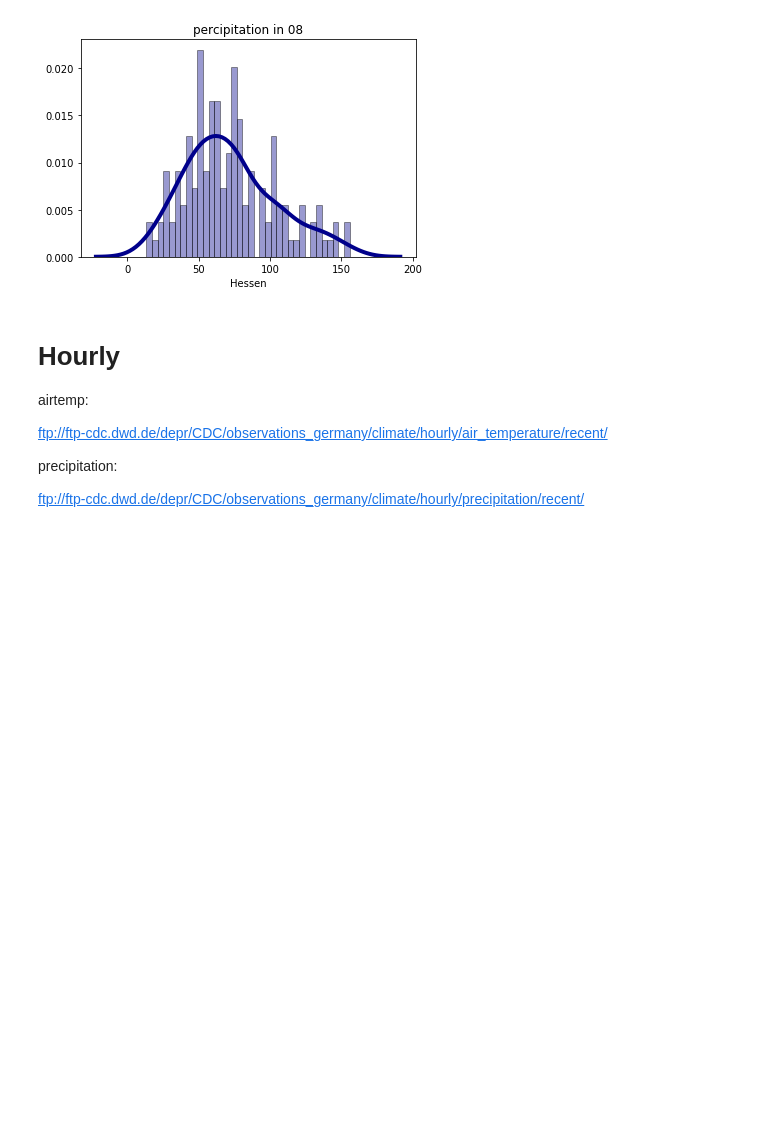
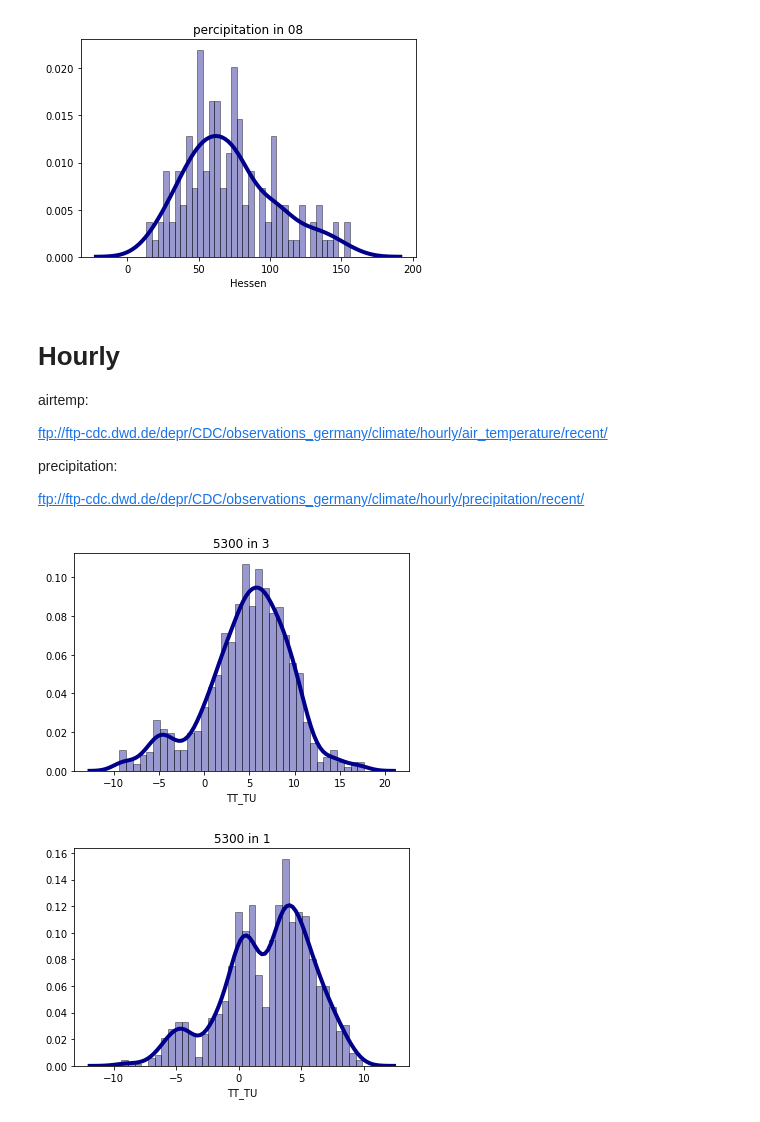
Before and after one commit to luciaeveberger/traffic_sign_recognition_uncertainty_framework, a Jupyter notebook: test_dataset/HighLevelWeatherSampling.ipynb, the cells around one changed output. Drawn from its saved outputs; the diff is of its cells as text; code cells hidden in the pictures; blank space fills up the shorter version.

```diff
--- a/test_dataset/HighLevelWeatherSampling.ipynb
+++ b/test_dataset/HighLevelWeatherSampling.ipynb
@@ -203,3 +221,40 @@ ftp://ftp-cdc.dwd.de/depr/CDC/observations_germany/climate/hourly/air_temperatur
 precipitation:
 
 ftp://ftp-cdc.dwd.de/depr/CDC/observations_germany/climate/hourly/precipitation/recent/
+# %%
+hourly_air_temp_df = pd.read_csv(d+"/test_dataset/weather_data/dummy_generator.csv")
+#print(hourly_air_temp_df)
+
+def plot_by_month():
+    for i in range(1,13):
+        if i < 10:
+            string = "0" + str(i)
+        else:
+            string = str(i)
+        df_subsample = hourly_air_temp_df.loc[hourly_air_temp_df['month'] == string]
+        tips = sns.load_dataset("tips")
+        sns.distplot(pd.to_numeric(df_subsample["TT_TU"]), hist=True, kde=True,
+                 bins=int(180/5), color = 'darkblue',
+                 hist_kws={'edgecolor':'black'},
+                 kde_kws={'linewidth': 4}).set_title(string + " in " + "GERMANY")
+        plt.plot()
+        plt.show()
+
+
+def plot_by_station_by_month(station_id, month):
+    """ {QUERY: month, & stations_id}  """
+    df_subsample = hourly_air_temp_df.loc[(hourly_air_temp_df['month'] == month)
+                                          & (hourly_air_temp_df['STATIONS_ID'] == station_id)]
+    tips = sns.load_dataset("tips")
+    sns.distplot(pd.to_numeric(df_subsample["TT_TU"]), hist=True, kde=True,
+                 bins=int(180/5), color = 'darkblue',
+                 hist_kws={'edgecolor':'black'},
+                 kde_kws={'linewidth': 4}).set_title(str(station_id) + " in " + str(month))
+    plt.plot()
+    plt.show()
+
+plot_by_station_by_month(5300, 3)
+plot_by_station_by_month(5300, 1)
+# %% [output]
+[figure, added]
+[figure, added]
```
Also changed, not shown: parts of 10 cells of this notebook, 12 other files.
